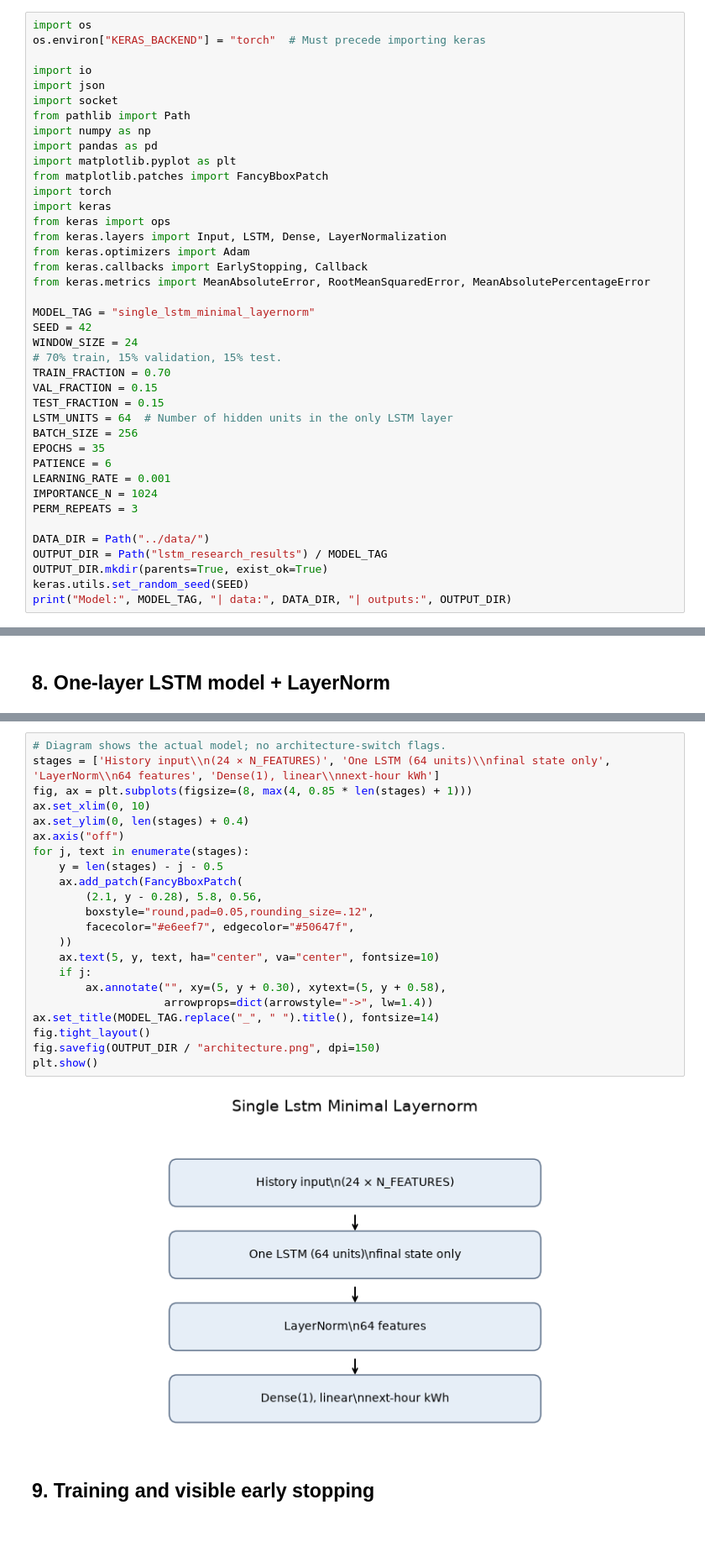
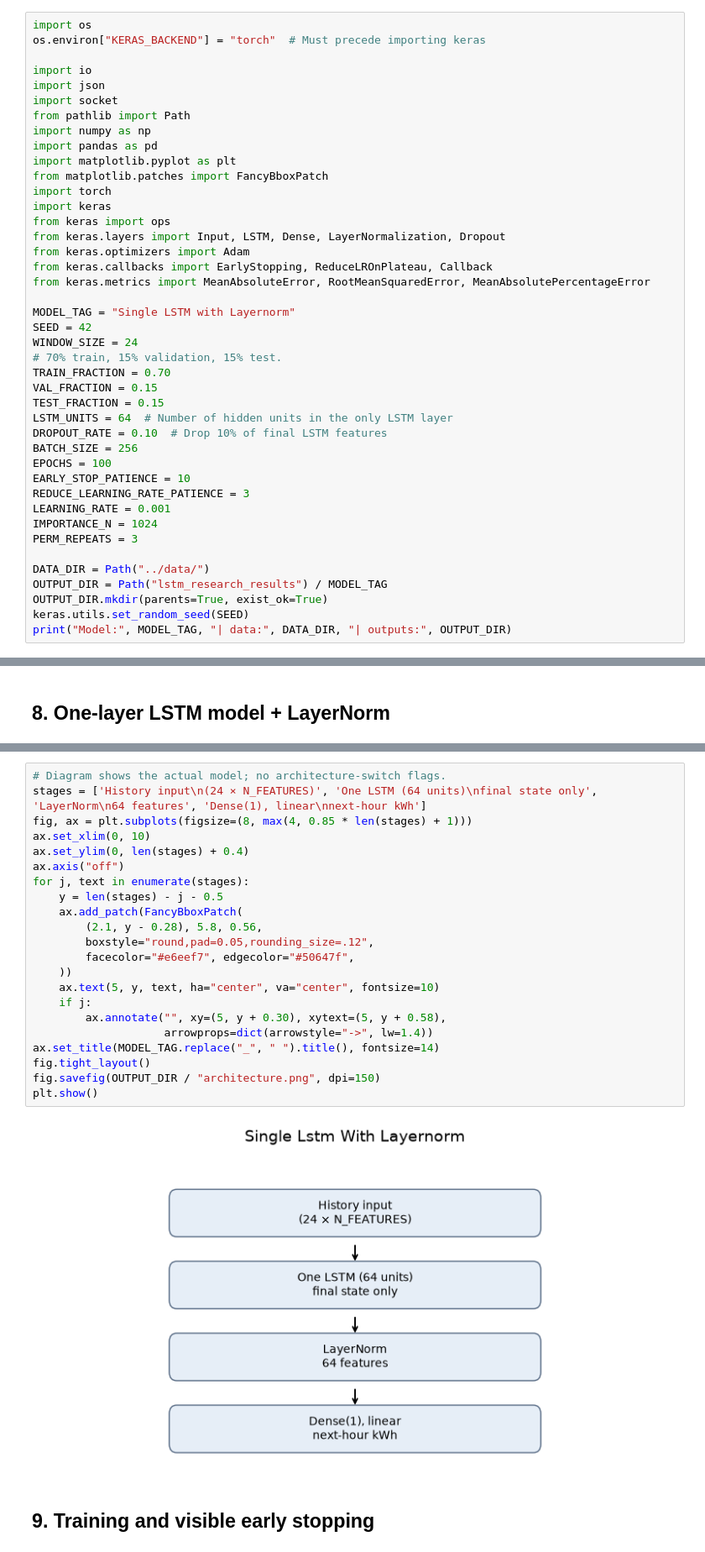
Before and after one commit to punrong/load-forecasting, a Jupyter notebook: experiment/one_lstm_layer_with_layernorm.ipynb, the cells around one changed output, grey strips where cells are left out. Shown at 84% size. Saved outputs shown, nothing was run; the diff lists cells and outputs as text.

```diff
--- a/experiment/one_lstm_layer_with_layernorm.ipynb
+++ b/experiment/one_lstm_layer_with_layernorm.ipynb
@@ -17,12 +17,12 @@ from matplotlib.patches import FancyBboxPatch
 import torch
 import keras
 from keras import ops
-from keras.layers import Input, LSTM, Dense, LayerNormalization
+from keras.layers import Input, LSTM, Dense, LayerNormalization, Dropout
 from keras.optimizers import Adam
-from keras.callbacks import EarlyStopping, Callback
+from keras.callbacks import EarlyStopping, ReduceLROnPlateau, Callback
 from keras.metrics import MeanAbsoluteError, RootMeanSquaredError, MeanAbsolutePercentageError
 
-MODEL_TAG = "single_lstm_minimal_layernorm"
+MODEL_TAG = "Single LSTM with Layernorm"
 SEED = 42
 WINDOW_SIZE = 24
 # 70% train, 15% validation, 15% test.
@@ -30,9 +30,11 @@ TRAIN_FRACTION = 0.70
 VAL_FRACTION = 0.15
 TEST_FRACTION = 0.15
 LSTM_UNITS = 64  # Number of hidden units in the only LSTM layer
+DROPOUT_RATE = 0.10  # Drop 10% of final LSTM features
 BATCH_SIZE = 256
-EPOCHS = 35
-PATIENCE = 6
+EPOCHS = 100
+EARLY_STOP_PATIENCE = 10
+REDUCE_LEARNING_RATE_PATIENCE = 3
 LEARNING_RATE = 0.001
 IMPORTANCE_N = 1024
 PERM_REPEATS = 3
@@ -502,28 +509,28 @@ Model: "single_lstm_minimal_layernorm"
 Total parameters: 26049
 # %%
 # Diagram shows the actual model; no architecture-switch flags.
-stages = ['History input\\n(24 × N_FEATURES)', 'One LSTM (64 units)\\nfinal state only', 'LayerNorm\\n64 features', 'Dense(1), linear\\nnext-hour kWh']
+stages = ['History input\n(24 × N_FEATURES)', 'One LSTM (64 units)\nfinal state only', 'LayerNorm\n64 features', 'Dense(1), linear\nnext-hour kWh']
 fig, ax = plt.subplots(figsize=(8, max(4, 0.85 * len(stages) + 1)))
 ax.set_xlim(0, 10)
 ax.set_ylim(0, len(stages) + 0.4)
 ax.axis("off")
 for j, text in enumerate(stages):
     y = len(stages) - j - 0.5
     ax.add_patch(FancyBboxPatch(
         (2.1, y - 0.28), 5.8, 0.56,
         boxstyle="round,pad=0.05,rounding_size=.12",
         facecolor="#e6eef7", edgecolor="#50647f",
     ))
     ax.text(5, y, text, ha="center", va="center", fontsize=10)
     if j:
         ax.annotate("", xy=(5, y + 0.30), xytext=(5, y + 0.58),
                     arrowprops=dict(arrowstyle="->", lw=1.4))
 ax.set_title(MODEL_TAG.replace("_", " ").title(), fontsize=14)
 fig.tight_layout()
 fig.savefig(OUTPUT_DIR / "architecture.png", dpi=150)
 plt.show()
 # %% [output]
-[figure, old version]
+[figure, new version]
 # %% [markdown]
 ## 9. Training and visible early stopping
 # %%
```
Also changed, not shown: parts of 7 cells of this notebook.
